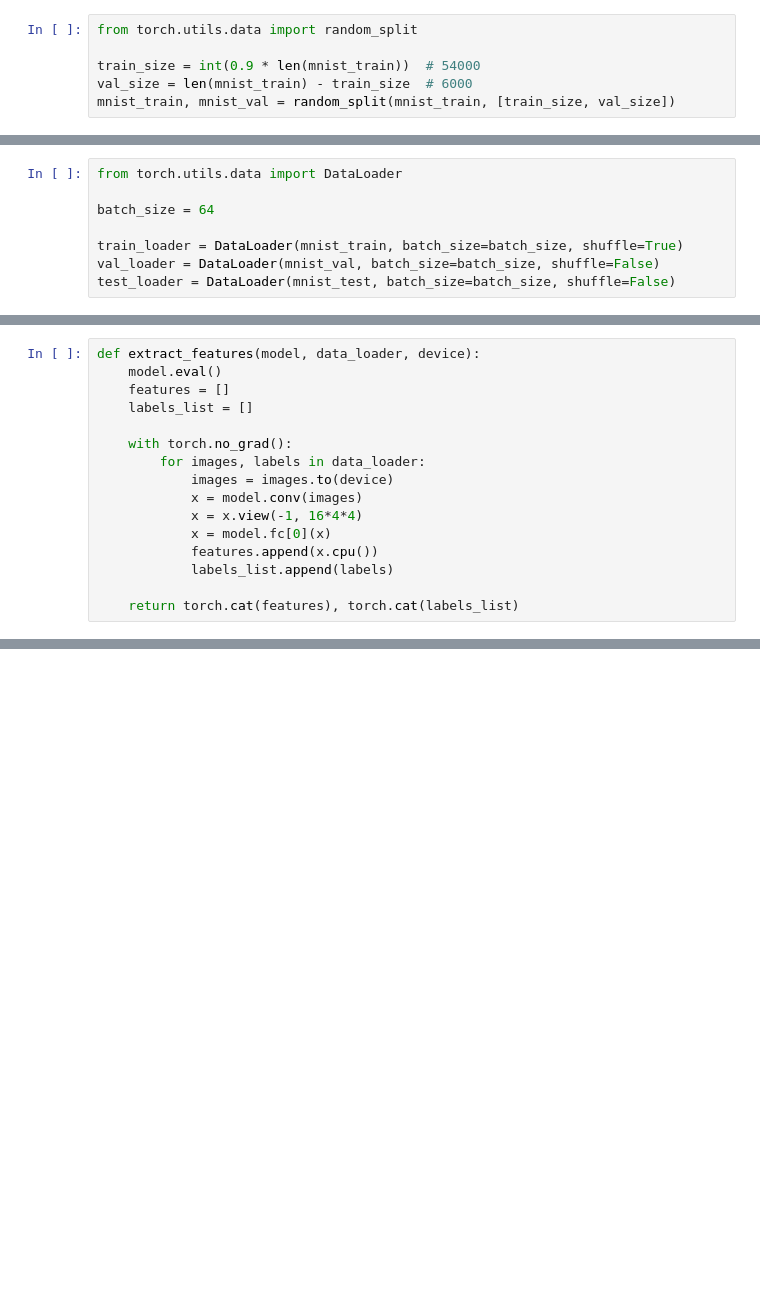
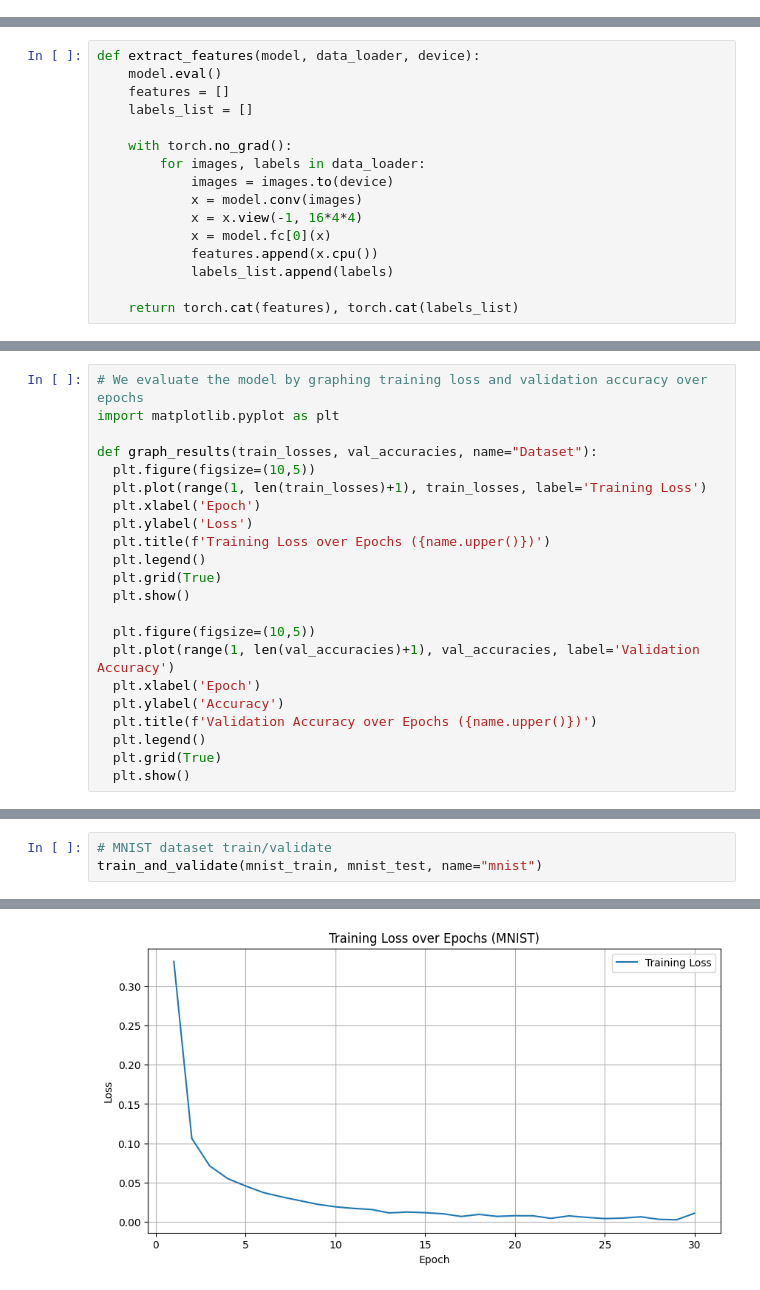
Before and after one commit to crazycat948/Custom-CNN-Project, a Jupyter notebook: LeNet_MNIST_FashionMNIST_Baseline.ipynb, the cells around one changed output, grey strips where cells are left out. Saved outputs shown, nothing was run; the diff lists cells and outputs as text; blank space fills up the shorter version.

```diff
--- a/LeNet_MNIST_FashionMNIST_Baseline.ipynb
+++ b/LeNet_MNIST_FashionMNIST_Baseline.ipynb
@@ -33,6 +30,0 @@ print(len(mnist_train))
-# %%
-from torch.utils.data import random_split
-
-train_size = int(0.9 * len(mnist_train))  # 54000
-val_size = len(mnist_train) - train_size  # 6000
-mnist_train, mnist_val = random_split(mnist_train, [train_size, val_size])
@@ -45,8 +30,0 @@ mnist_train, mnist_val = random_split(mnist_train, [train_size, val_size])
-# %%
-from torch.utils.data import DataLoader
-
-batch_size = 64
-
-train_loader = DataLoader(mnist_train, batch_size=batch_size, shuffle=True)
-val_loader = DataLoader(mnist_val, batch_size=batch_size, shuffle=False)
-test_loader = DataLoader(mnist_test, batch_size=batch_size, shuffle=False)
@@ -192,3 +89,25 @@ torch.save(model.state_dict(), 'lenet_mnist.pth')
+# %%
+# We evaluate the model by graphing training loss and validation accuracy over epochs
+import matplotlib.pyplot as plt
+
+def graph_results(train_losses, val_accuracies, name="Dataset"):
+  plt.figure(figsize=(10,5))
+  plt.plot(range(1, len(train_losses)+1), train_losses, label='Training Loss')
+  plt.xlabel('Epoch')
+  plt.ylabel('Loss')
+  plt.title(f'Training Loss over Epochs ({name.upper()})')
+  plt.legend()
+  plt.grid(True)
+  plt.show()
+
+  plt.figure(figsize=(10,5))
+  plt.plot(range(1, len(val_accuracies)+1), val_accuracies, label='Validation Accuracy')
+  plt.xlabel('Epoch')
+  plt.ylabel('Accuracy')
+  plt.title(f'Validation Accuracy over Epochs ({name.upper()})')
+  plt.legend()
+  plt.grid(True)
+  plt.show()
 # %%
 # Visualize the features learned by the model by reducing them to 2D space.
 # Use both PCA and t-SNE to compare linear and nonlinear projections.
@@ -256,0 +237,4 @@ plt.show()
+# %%
+# MNIST dataset train/validate
+train_and_validate(mnist_train, mnist_test, name="mnist")
+# %% [output]
@@ -256,0 +258 @@ plt.show()
+[figure, added]
```
Also changed, not shown: parts of 17 cells of this notebook.
